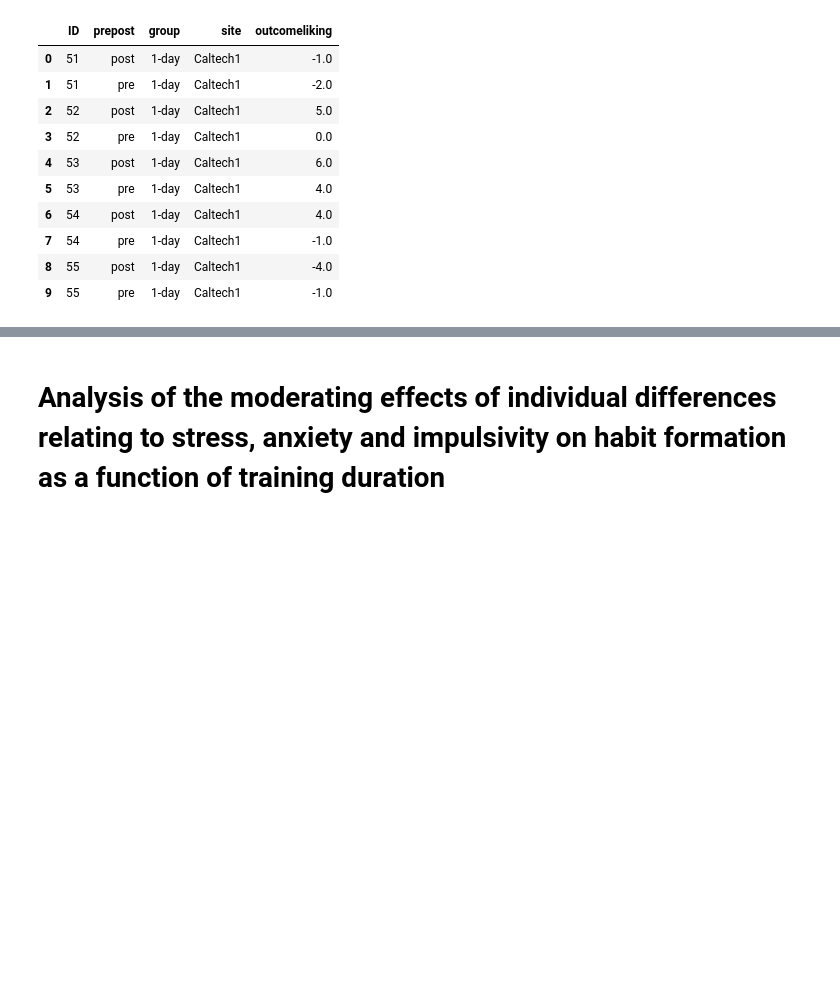
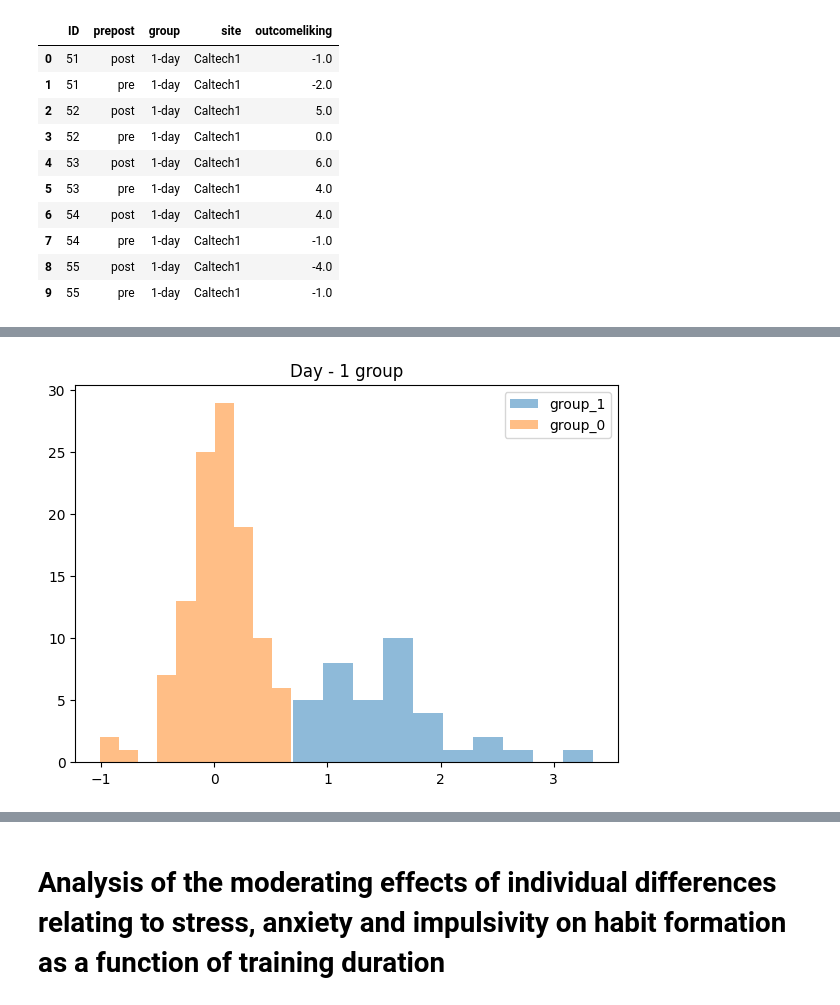
Before and after one commit to 2020201079/brsm-project, a Jupyter notebook: BRSM_Project.ipynb, the cells around one changed output, grey strips where cells are left out. Drawn from its saved outputs; the diff is of its cells as text; code cells hidden in the pictures; blank space fills up the shorter version.

```diff
--- a/BRSM_Project.ipynb
+++ b/BRSM_Project.ipynb
@@ -219,0 +296,16 @@ prepost 175.1809 1.0000 61.0000 0.0000
+# %%
+ids = df_change_means.ID.unique()
+data = []
+data_1 = []
+data_3 = []
+for i in ids:
+    curr_group = df_change_means.loc[df_change_means['ID'] == i].iloc[0]['group']
+    curr_behav = df_change_means.loc[df_change_means['ID'] == i].iloc[0]['normChangeBehav']
+    if curr_group == '1-day':
+        data.append([0,curr_behav])
+        data_1.append(curr_behav)
+    else:
+        data.append([1,curr_behav])
+        data_3.append(curr_behav)
+X_1 = np.array(data_1).reshape(-1,1)
+X_3 = np.array(data_3).reshape(-1,1)
@@ -219,0 +346,3 @@ prepost 175.1809 1.0000 61.0000 0.0000
+# %%
+Y_1 = best_gmm_1.predict(X_1)
+Y_3 = best_gmm_3.predict(X_3)
@@ -219,0 +359,8 @@ prepost 175.1809 1.0000 61.0000 0.0000
+# %%
+x_1 = [a[0] for a in X_1]
+df_1 = pd.DataFrame(list(zip(x_1, Y_1)),
+               columns =['Behav_index', 'group'])
+
+x_3 = [a[0] for a in X_3]
+df_3 = pd.DataFrame(list(zip(x_3, Y_3)),
+               columns =['Behav_index', 'group'])
@@ -219,0 +385,14 @@ prepost 175.1809 1.0000 61.0000 0.0000
+# %%
+day_1_group_1 = df_1.loc[df_1['group'] == 1]['Behav_index'].to_list()
+day_1_group_0 = df_1.loc[df_1['group'] == 0]['Behav_index'].to_list()
+day_3_group_1 = df_3.loc[df_3['group'] == 1]['Behav_index'].to_list()
+day_3_group_0 = df_3.loc[df_3['group'] == 0]['Behav_index'].to_list()
+# %%
+bins = numpy.linspace(-2, 3, 500)
+pyplot.title("Day - 1 group")
+pyplot.hist(day_1_group_1, alpha=0.5, label='group_1')
+pyplot.hist(day_1_group_0, alpha=0.5, label='group_0')
+pyplot.legend(loc='upper right')
+pyplot.show()
+# %% [output]
+[figure, added]
```
Also changed, not shown: parts of 29 cells of this notebook, 2 other files.
